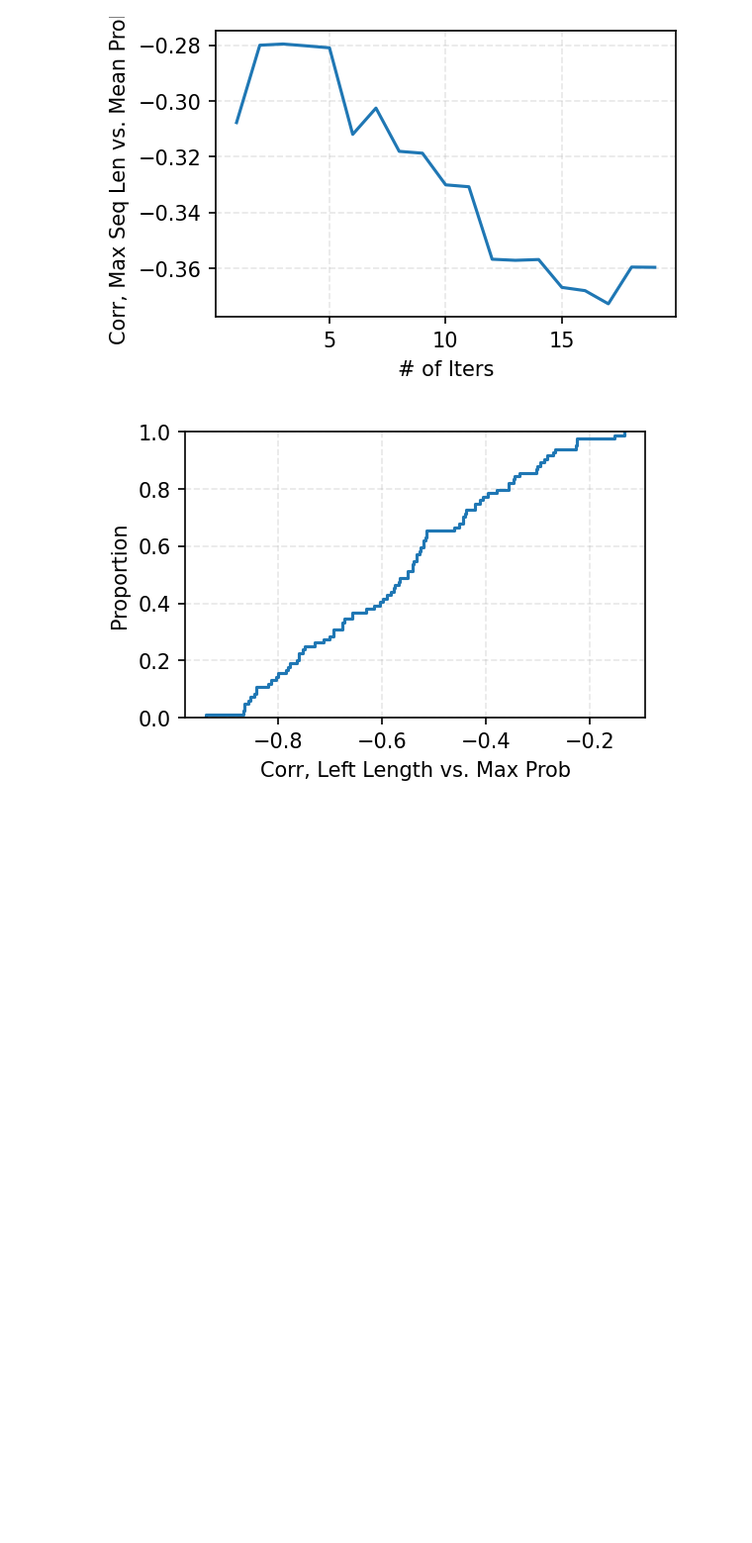
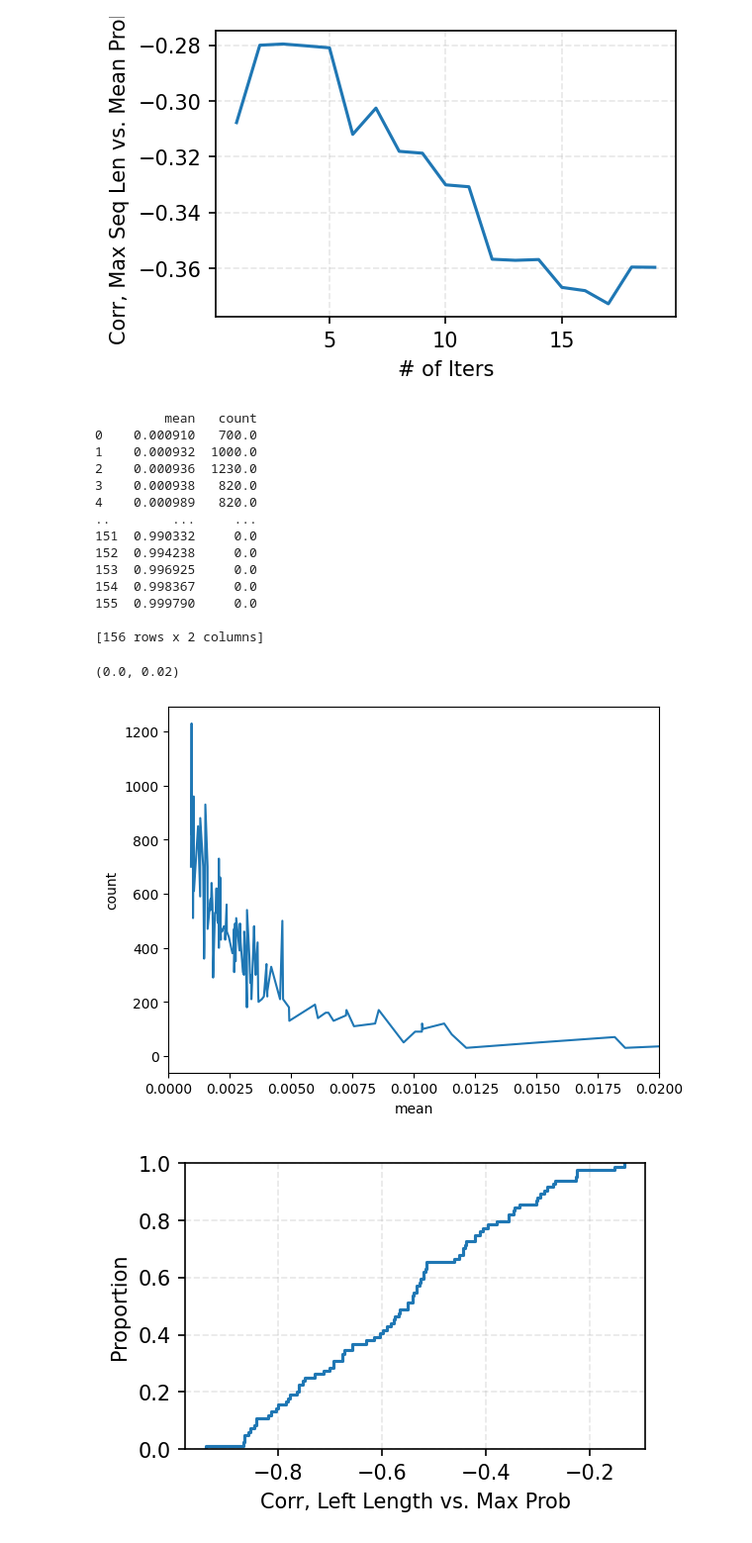
Before and after one commit to chengzhi-lu/vllm, a Jupyter notebook: examples/analysis/data/eos_pos_analysis.ipynb, the cells around one changed output. Shown at 99% size. Drawn from its saved outputs; the diff is of its cells as text; code cells hidden in the pictures; blank space fills up the shorter version.

```diff
--- a/examples/analysis/data/eos_pos_analysis.ipynb
+++ b/examples/analysis/data/eos_pos_analysis.ipynb
@@ -32,6 +35,31 @@ plt.grid(alpha=0.3, linestyle="--")
 # plt.savefig("fig/eos_corr.pdf")
 # %% [output]
 [figure]
+# %%
+count_prob = df_prob.describe().T[["count", "mean"]]
+count_prob['count']=count_prob['count']//10*10
+count_prob_mean = count_prob.groupby(count_prob['mean']).mean().reset_index()
+print(count_prob_mean)
+count_prob_mean['ratio']=count_prob_mean['count']/count_prob_mean['mean']
+sns.lineplot(data=count_prob_mean, x="mean",y="count")
+plt.xlim(0,0.02)
+# %% [output]
+         mean   count
+0    0.000910   700.0
+1    0.000932  1000.0
+2    0.000936  1230.0
+3    0.000938   820.0
+4    0.000989   820.0
+..        ...     ...
+151  0.990332     0.0
+152  0.994238     0.0
+153  0.996925     0.0
+154  0.998367     0.0
+155  0.999790     0.0
+
+[156 rows x 2 columns]
+(0.0, 0.02)
+[figure, added]
 # %%
 def get_left_count_corr(col):
     col = col[col > 0]
```
Also changed, not shown: parts of 2 cells of this notebook, 8 other files.
